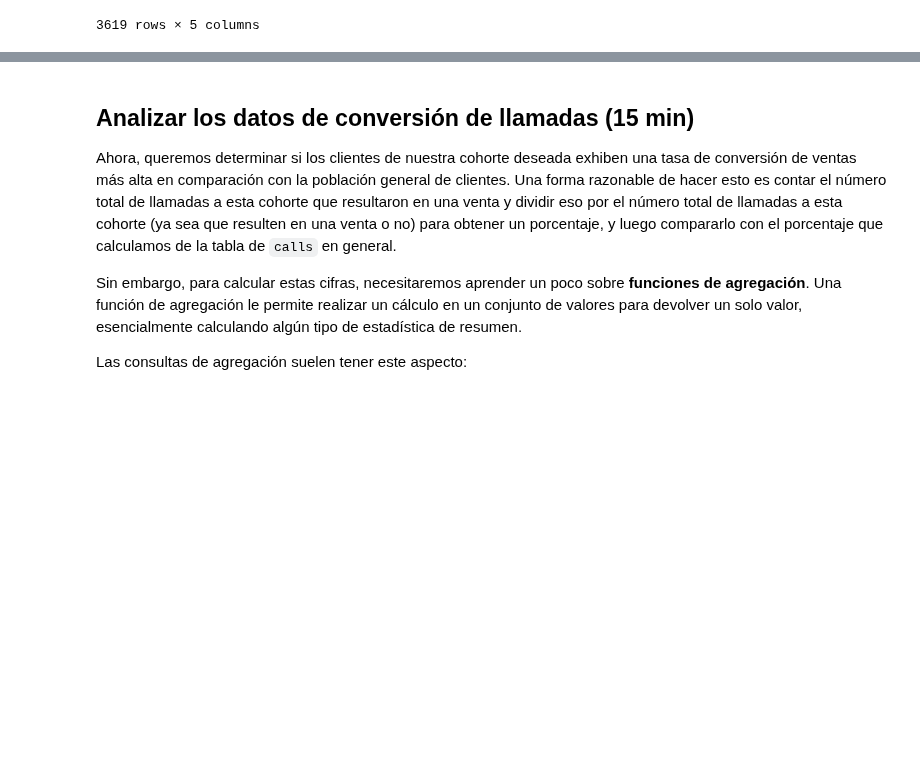
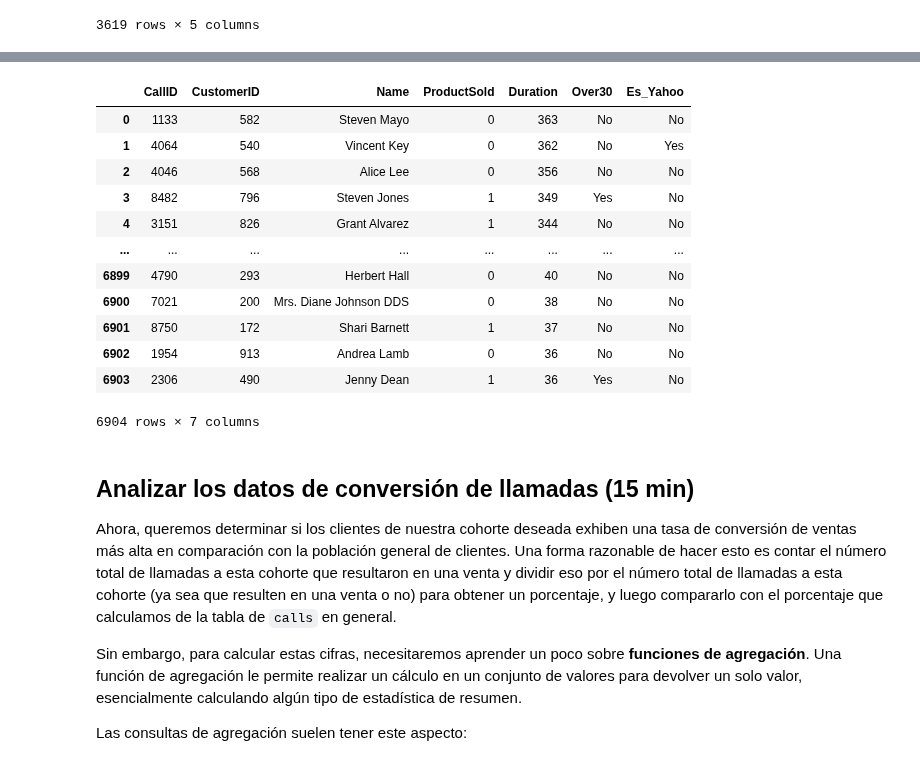
Before and after one commit to GiselaCS/Mujeres_Digitales, a Jupyter notebook: 4)_Caso_Practico_SQL_Productos_financieros.ipynb, the cells around one changed output, grey strips where cells are left out. Drawn from its saved outputs; the diff is of its cells as text; code cells hidden in the pictures; blank space fills up the shorter version.

```diff
--- a/4)_Caso_Practico_SQL_Productos_financieros.ipynb
+++ b/4)_Caso_Practico_SQL_Productos_financieros.ipynb
@@ -708,3 +725,39 @@ runQuery(query7)
+# %%
+#traer CallID, CustomerID, Name, Productsold, Over30 si es yahoo
+#filtrar si las llamadas duran mas de 30 sg
+#ordenar por duracion de llamada DSC
+queryj= """ SELECT Ca.CallID, Cu.CustomerID, Cu.Name, Ca.ProductSold, Ca.Duration,
+  CASE
+        WHEN Cu.Age >= 30 THEN 'Yes'
+        WHEN Cu.Age <  30 THEN 'No'
+        ELSE 'Missing Data'
+  END AS Over30,
+  CASE
+        WHEN Cu.Email LIKE '%@yahoo%' THEN 'Yes'
+        WHEN Cu.Email NOT LIKE '%@yahoo%' THEN 'No'
+        ELSE 'Missing Data'
+  END AS Es_Yahoo
+FROM Customer Cu
+JOIN Call Ca ON Ca.CustomerID = Cu.CustomerID
+WHERE Ca.Duration >= 30
+ORDER BY Ca.Duration DESC
+
+"""
+runQuery(queryj)
+# %% [output]
+|  | CallID | CustomerID | Name | ProductSold | Duration | Over30 | Es_Yahoo |
+| 0 | 1133 | 582 | Steven Mayo | 0 | 363 | No | No |
+| 1 | 4064 | 540 | Vincent Key | 0 | 362 | No | Yes |
+| 2 | 4046 | 568 | Alice Lee | 0 | 356 | No | No |
+| 3 | 8482 | 796 | Steven Jones | 1 | 349 | Yes | No |
+| 4 | 3151 | 826 | Grant Alvarez | 1 | 344 | No | No |
+| ... | ... | ... | ... | ... | ... | ... | ... |
+| 6899 | 4790 | 293 | Herbert Hall | 0 | 40 | No | No |
+| 6900 | 7021 | 200 | Mrs. Diane Johnson DDS | 0 | 38 | No | No |
+| 6901 | 8750 | 172 | Shari Barnett | 1 | 37 | No | No |
+| 6902 | 1954 | 913 | Andrea Lamb | 0 | 36 | No | No |
+| 6903 | 2306 | 490 | Jenny Dean | 1 | 36 | Yes | No |
+6904 rows × 7 columns
 # %% [markdown]
 ## Analizar los datos de conversión de llamadas (15 min)
 
```
Also changed, not shown: parts of 3 cells of this notebook.
